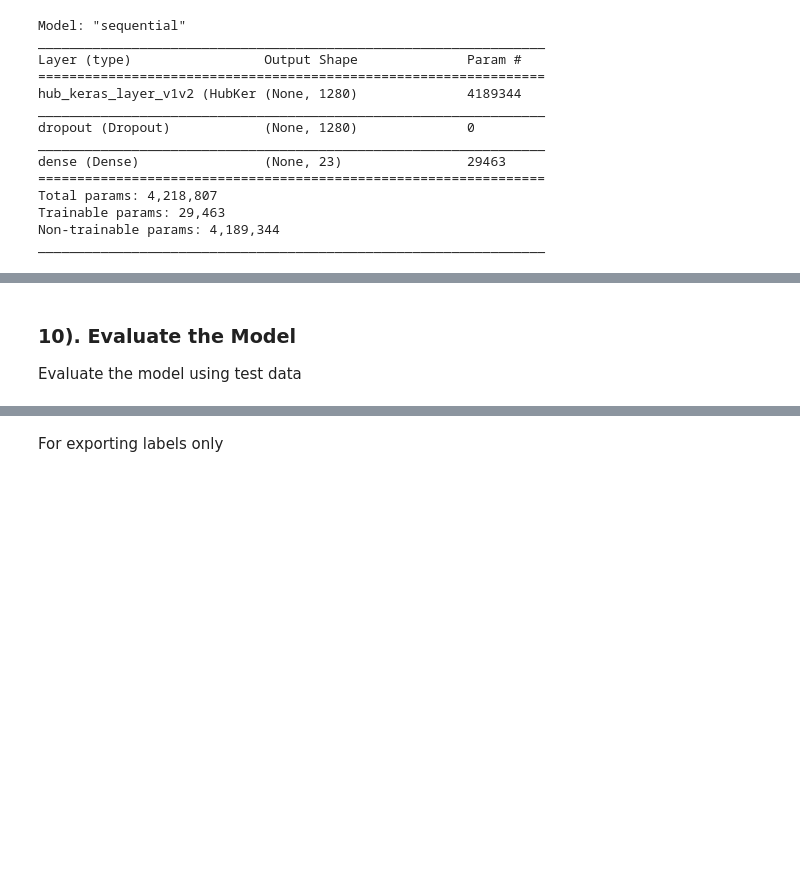
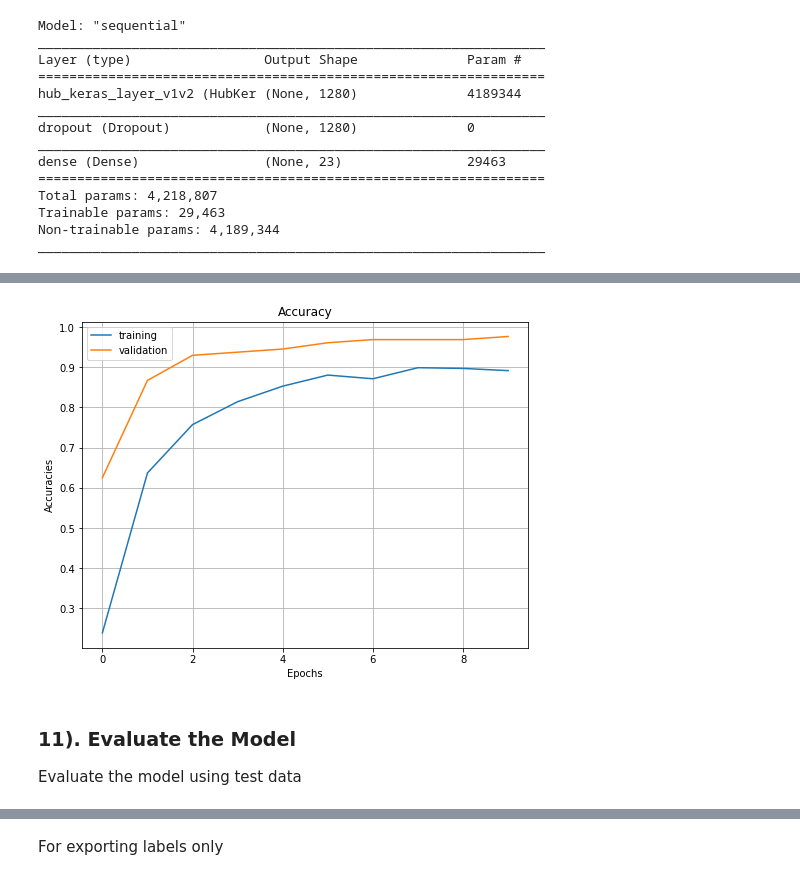
Before and after one commit to Dinusbank/ML, a Jupyter notebook: medleaf_test.ipynb, the cells around one changed output, grey strips where cells are left out. Cells and saved outputs as stored; diff of their text form; code cells hidden in the pictures; blank space fills up the shorter version.

```diff
--- a/medleaf_test.ipynb
+++ b/medleaf_test.ipynb
@@ -172,5 +199,18 @@ _________________________________________________________________
+# %%
+#Accuracy graph
+plt.figure(figsize=(8, 6))
+plt.plot(model.history.history["accuracy"])
+plt.plot(model.history.history["val_accuracy"])
+plt.title("Accuracy")
+plt.ylabel("Accuracies")
+plt.xlabel("Epochs")
+plt.grid(True)
+plt.legend(["training", "validation"], loc="upper left")
+plt.show()
+# %% [output]
+[figure, added]
 # %% [markdown]
-### **10). Evaluate the Model**
+### **11). Evaluate the Model**
 Evaluate the model using test data
 # %%
 model.evaluate(test_data)
```
Also changed, not shown: parts of 22 cells of this notebook, 3 other files.
